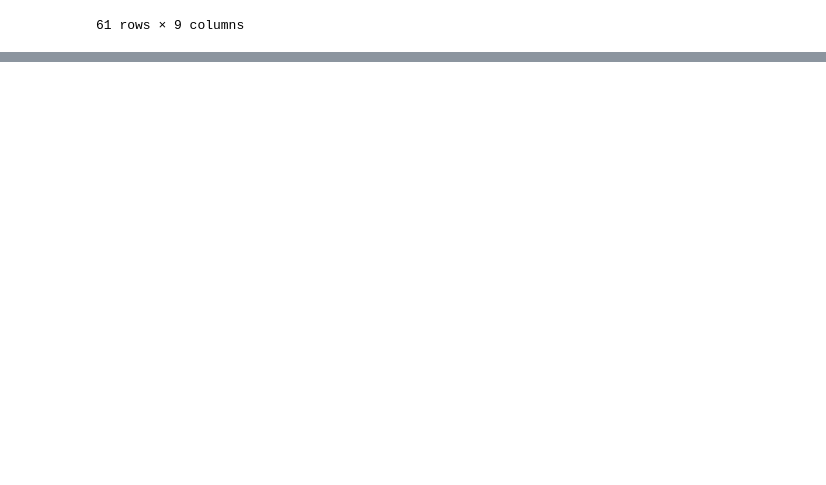
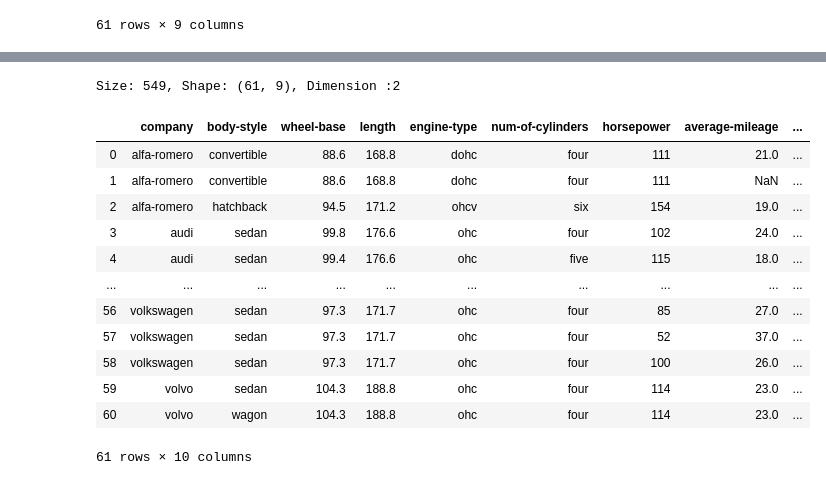
Before and after one commit to Ritakushwaha/Python-Learning, a Jupyter notebook: Pandas Learning/Untitled.ipynb, the cells around one changed output, grey strips where cells are left out. Cells and saved outputs as stored; diff of their text form; code cells hidden in the pictures; blank space fills up the shorter version.

```diff
--- a/Pandas Learning/Untitled.ipynb
+++ b/Pandas Learning/Untitled.ipynb
@@ -1013,0 +1124,31 @@ new_df
+# %%
+# shape returns a tuple representing the dimensionality of the DataFrame
+# size Returns size of dataframe/series which is equivalent to total number of elements. That is rows x columns.
+# ndim ‘int’ representing the number of axes / array dimensions. Returns 1 if Series, otherwise returns 2 if DataFrame
+df = pd.read_csv('Automobile_data.csv')
+size = df.size
+shape = df.shape
+dimension = df.ndim
+
+print(f'Size: {size}, Shape: {shape}, Dimension :{dimension}')
+# %% [output]
+Size: 549, Shape: (61, 9), Dimension :2
+# %%
+# DataFrame.rank(axis=0, method=’average’, numeric_only=None, na_option=’keep’, ascending=True, pct=False)
+
+df['Rank'] = df['company'].rank()
+df
+# %% [output]
+|  | company | body-style | wheel-base | length | engine-type | num-of-cylinders | horsepower | average-mileage | ... |
+| 0 | alfa-romero | convertible | 88.6 | 168.8 | dohc | four | 111 | 21.0 | ... |
+| 1 | alfa-romero | convertible | 88.6 | 168.8 | dohc | four | 111 | NaN | ... |
+| 2 | alfa-romero | hatchback | 94.5 | 171.2 | ohcv | six | 154 | 19.0 | ... |
+| 3 | audi | sedan | 99.8 | 176.6 | ohc | four | 102 | 24.0 | ... |
+| 4 | audi | sedan | 99.4 | 176.6 | ohc | five | 115 | 18.0 | ... |
+| ... | ... | ... | ... | ... | ... | ... | ... | ... | ... |
+| 56 | volkswagen | sedan | 97.3 | 171.7 | ohc | four | 85 | 27.0 | ... |
+| 57 | volkswagen | sedan | 97.3 | 171.7 | ohc | four | 52 | 37.0 | ... |
+| 58 | volkswagen | sedan | 97.3 | 171.7 | ohc | four | 100 | 26.0 | ... |
+| 59 | volvo | sedan | 104.3 | 188.8 | ohc | four | 114 | 23.0 | ... |
+| 60 | volvo | wagon | 104.3 | 188.8 | ohc | four | 114 | 23.0 | ... |
+61 rows × 10 columns
```
Also changed, not shown: parts of 16 cells of this notebook.
